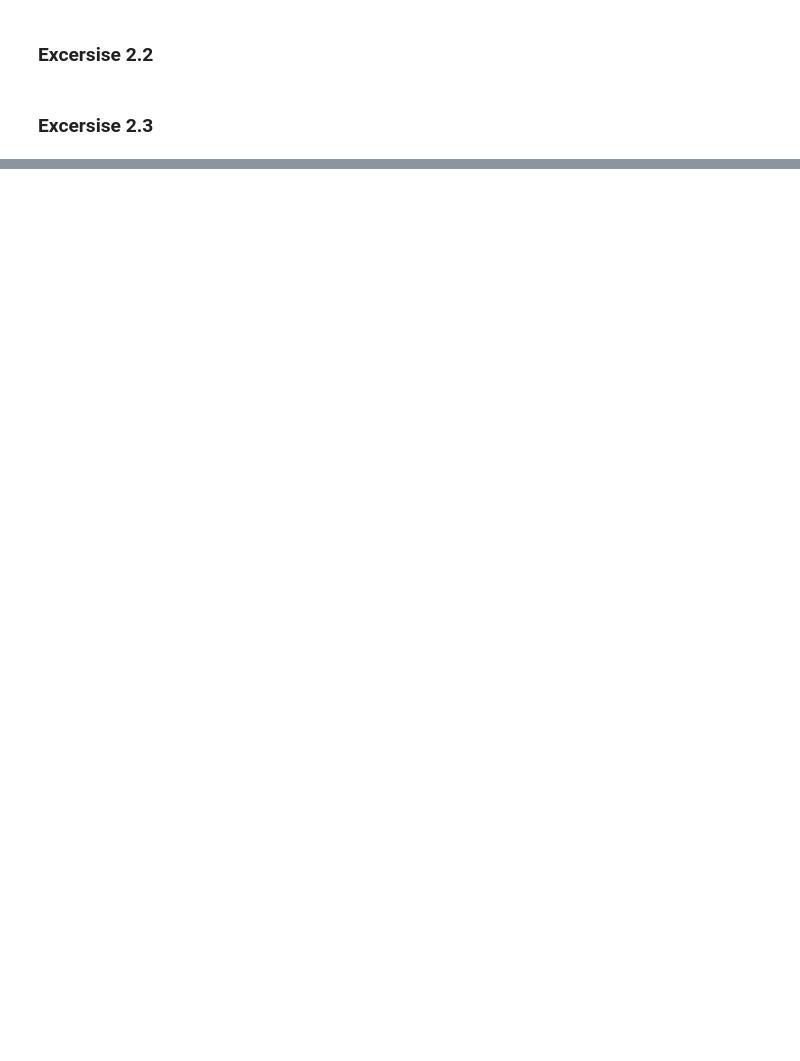
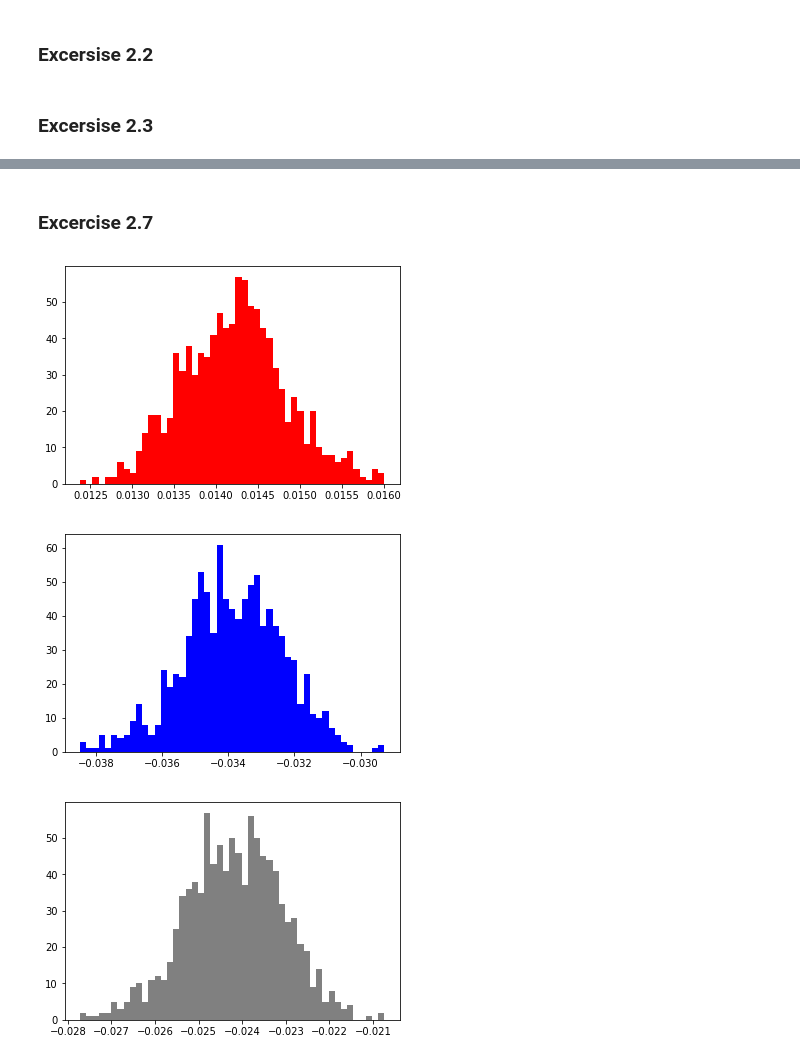
Before and after one commit to Luedman/Theory_of_Finance_Assignments, a Jupyter notebook: Assignment_2/Assignment2.ipynb, the cells around one changed output, grey strips where cells are left out. Drawn from its saved outputs; the diff is of its cells as text; code cells hidden in the pictures; blank space fills up the shorter version.

```diff
--- a/Assignment_2/Assignment2.ipynb
+++ b/Assignment_2/Assignment2.ipynb
@@ -252,0 +252,39 @@ print(portfolio_return)
+# %% [markdown]
+###  Excercise 2.7
+# %%
+np.random.seed(1)
+
+time_series = np.zeros((1000,len(stock_data2['Return AAPL (Apple)'])))
+
+for i in range(0,999):
+    randint = np.int_(np.random.uniform(low = 1, high = len(stock_data2['Return AAPL (Apple)']), size = 1000))
+
+    for j in range(1,len(stock_data2['Return AAPL (Apple)'])):
+        time_series[i][j] = stock_data2['Return AAPL (Apple)'][randint[j]]
+# %%
+st_dev = []
+emp_var99 = []
+emp_var95 = []
+
+
+for i in range(0,999):
+    st_dev.append(np.std(time_series[i]))
+    emp_var99.append(varalpha(time_series[i], 0.01))
+    emp_var95.append(varalpha(time_series[i], 0.05))
+
+std_sorted = np.sort(st_dev)
+emp_var99_sorted = np.sort(emp_var99)
+emp_var95_sorted = np.sort(emp_var95)
+# %%
+plt.hist(std_sorted, bins = np.linspace(std_sorted.min(),std_sorted.max()), color = 'red')
+plt.show()
+
+plt.hist(emp_var99_sorted, bins = np.linspace(emp_var99_sorted.min(),emp_var99_sorted.max()), color = 'blue')
+plt.show()
+
+plt.hist(emp_var95_sorted, bins = np.linspace(emp_var95_sorted.min(),emp_var95_sorted.max()), color = 'grey')
+plt.show()
+# %% [output]
+[figure, added]
+[figure, added]
+[figure, added]
```
Also changed, not shown: parts of 7 cells of this notebook.
